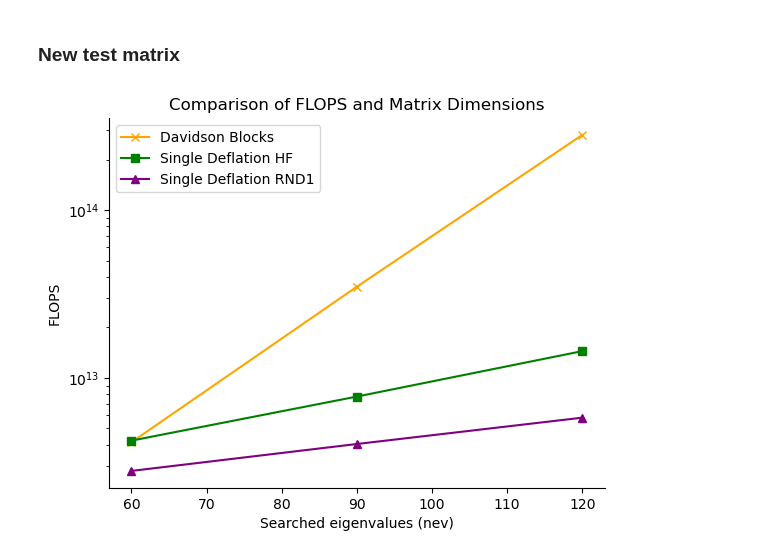
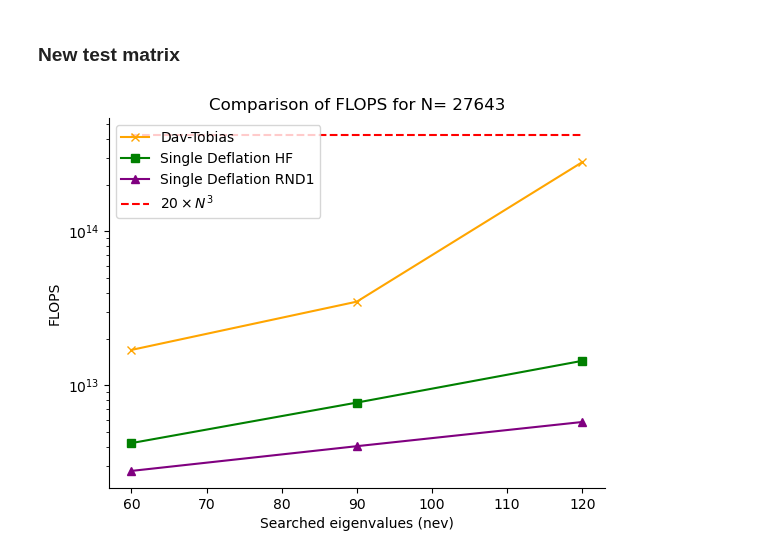
Before and after one commit to framere/Final_codes_MA, a Jupyter notebook: plot_comp_time.ipynb, the cells around one changed output. Saved outputs shown, nothing was run; the diff lists cells and outputs as text; code cells hidden in the pictures.

```diff
--- a/plot_comp_time.ipynb
+++ b/plot_comp_time.ipynb
@@ -84,23 +84,25 @@ sns.despine()
 # %%
 single_deflation_flops = np.array([4222005432929, 7734659318958, 14437738854073])
 davidson_blocks_flops = np.array([16990072639020, 34965331660170, 281345130777240])
 single_deflation_flops_RND1 = np.array([2785446015183, 4031639513667, 5787879522575])
 # single_deflation_flops_RND2 = np.array([2785446015183, 4031639513667, 5787879522575])  # Assuming same as RND1 for this example
 single_deflation_flops_RND3 = np.array([785446015183, 4031639513667, 5787879522575])  # Assuming same as RND1 for this example
 N = np.array([60, 90, 120])
 
+Grenze = 20*(27643)**3
 plt.figure()
 plt.ylabel('FLOPS')
 plt.xlabel('Searched eigenvalues (nev)')
-plt.plot(N, davidson_blocks_flops, label='Davidson Blocks', color='orange', marker='x')
+plt.plot(N, davidson_blocks_flops, label='Dav-Tobias', color='orange', marker='x')
 plt.plot(N, single_deflation_flops, label='Single Deflation HF', color='green', marker='s')
 plt.plot(N, single_deflation_flops_RND1, label='Single Deflation RND1', color='purple', marker='^')
+plt.hlines(Grenze, N[0], N[-1], label=r'$20 \times N^3$', color='red', linestyle='--')
 # plt.plot(N, single_deflation_flops_RND2, label='Single Deflation RND2', color='brown', marker='d')
 plt.yscale('log')
 # plt.xscale('log')
-plt.title('Comparison of FLOPS and Matrix Dimensions')
+plt.title('Comparison of FLOPS for N= 27643')
 plt.legend()
 sns.despine()
-plt.savefig("FLOPS_RND.png", dpi=300, bbox_inches='tight')
+plt.savefig("FLOPS_improved.png", dpi=300, bbox_inches='tight')
 # %% [output]
-[figure, old version]
+[figure, new version]
```
Also changed, not shown: 5 other files.
